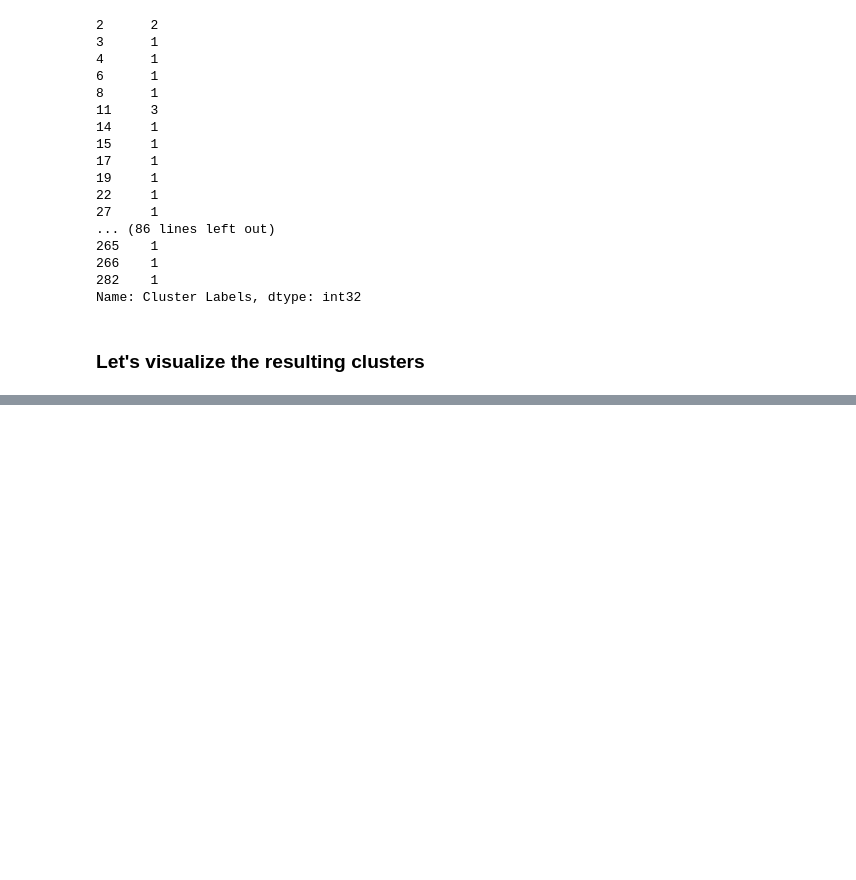
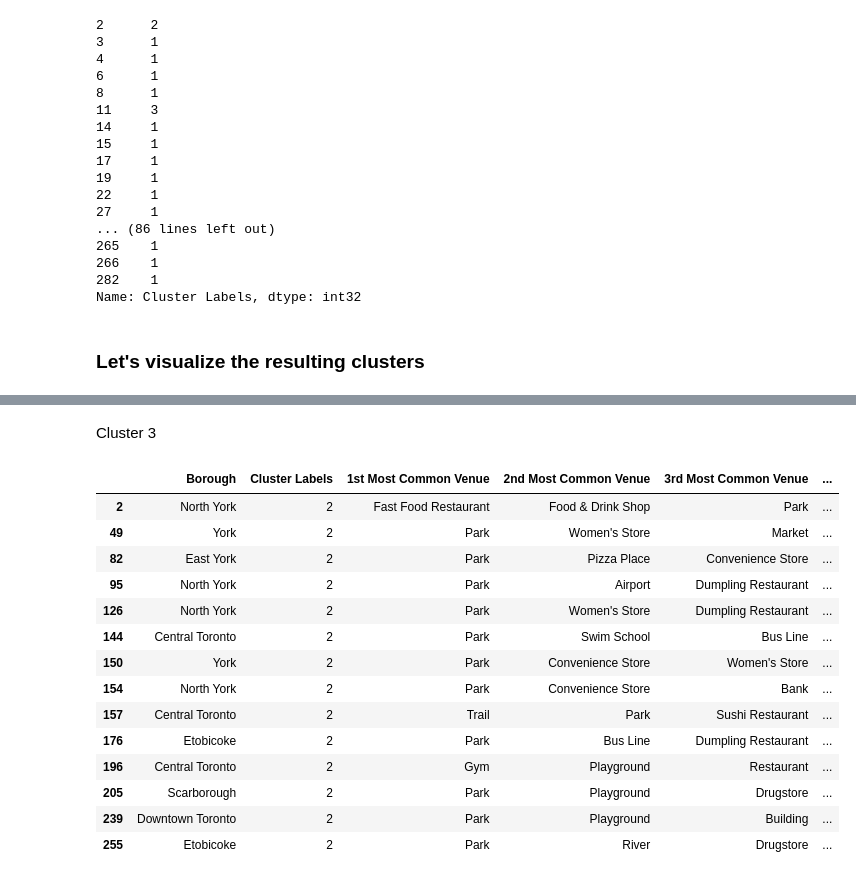
Before and after one commit to vsapuy/Coursera_Capstone, a Jupyter notebook: IBM_Capstone_NeighboursBattle-Explore-Cluster.ipynb, the cells around one changed output, grey strips where cells are left out. Drawn from its saved outputs; the diff is of its cells as text; code cells hidden in the pictures; blank space fills up the shorter version.

```diff
--- a/IBM_Capstone_NeighboursBattle-Explore-Cluster.ipynb
+++ b/IBM_Capstone_NeighboursBattle-Explore-Cluster.ipynb
@@ -738,0 +770,20 @@ map_clusters
+# %% [markdown]
+Cluster 3
+# %%
+toronto_merged.loc[toronto_merged['Cluster Labels'] == 2, toronto_merged.columns[[1] + list(range(5, toronto_merged.shape[1]))]]
+# %% [output]
+|  | Borough | Cluster Labels | 1st Most Common Venue | 2nd Most Common Venue | 3rd Most Common Venue | ... |
+| 2 | North York | 2 | Fast Food Restaurant | Food & Drink Shop | Park | ... |
+| 49 | York | 2 | Park | Women's Store | Market | ... |
+| 82 | East York | 2 | Park | Pizza Place | Convenience Store | ... |
+| 95 | North York | 2 | Park | Airport | Dumpling Restaurant | ... |
+| 126 | North York | 2 | Park | Women's Store | Dumpling Restaurant | ... |
+| 144 | Central Toronto | 2 | Park | Swim School | Bus Line | ... |
+| 150 | York | 2 | Park | Convenience Store | Women's Store | ... |
+| 154 | North York | 2 | Park | Convenience Store | Bank | ... |
+| 157 | Central Toronto | 2 | Trail | Park | Sushi Restaurant | ... |
+| 176 | Etobicoke | 2 | Park | Bus Line | Dumpling Restaurant | ... |
+| 196 | Central Toronto | 2 | Gym | Playground | Restaurant | ... |
+| 205 | Scarborough | 2 | Park | Playground | Drugstore | ... |
+| 239 | Downtown Toronto | 2 | Park | Playground | Building | ... |
+| 255 | Etobicoke | 2 | Park | River | Drugstore | ... |
```
Also changed, not shown: parts of 9 cells of this notebook.
